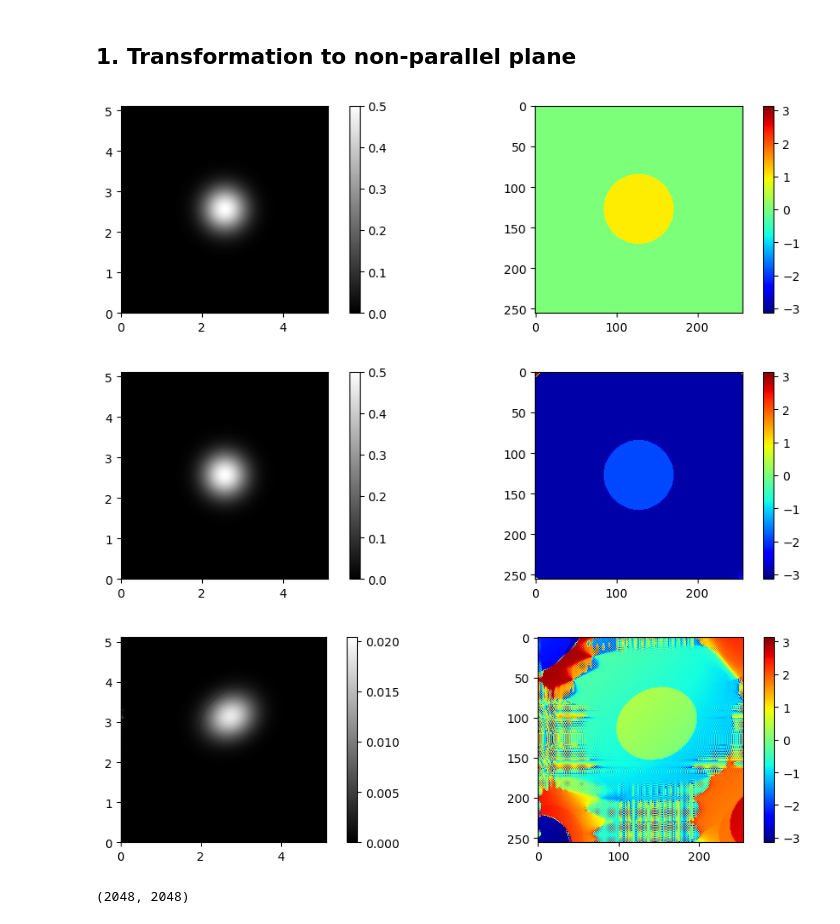
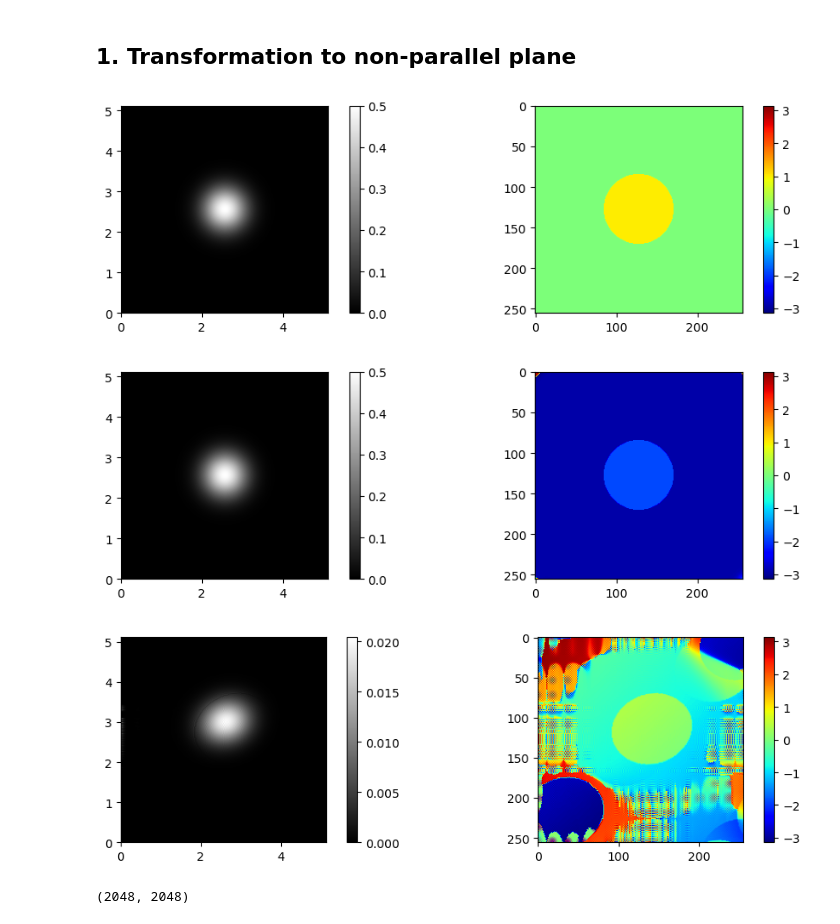
Before and after one commit to Muhammad-Kazim/wave_prop_package, a Jupyter notebook: examples/v2_propagation_angled_plane.ipynb, the cells around one changed output. Cells and saved outputs as stored; diff of their text form; code cells hidden in the pictures.

```diff
--- a/examples/v2_propagation_angled_plane.ipynb
+++ b/examples/v2_propagation_angled_plane.ipynb
@@ -210,35 +205,35 @@ cp_amp = axs[0].imshow(np.abs(wave_obj.wavefield_z0)**2, vmax=0.5, vmin=0., cmap
 cp_ang = axs[1].imshow((np.angle(wave_obj.wavefield_z0)), vmin=-1*np.pi, vmax=np.pi, cmap='jet')
 
 plt.colorbar(cp_amp, ax=axs[0])
 plt.colorbar(cp_ang, ax=axs[1])
 
 plt.show()
 
 _ = wave_obj.propogate(1e-3)
 
 fig, axs = plt.subplots(1, 2, figsize=(10, 3), tight_layout=True)
 cp_amp = axs[0].imshow(np.abs(wave_obj.wavefield_z1)**2, vmax=.5, vmin=0., cmap='gray', extent=(0, 256*0.02, 0, 256*0.02))
 cp_ang = axs[1].imshow(np.angle(wave_obj.wavefield_z1), vmin=-1*np.pi, vmax=np.pi, cmap='jet')
 
 plt.colorbar(cp_amp, ax=axs[0])
 plt.colorbar(cp_ang, ax=axs[1])
 # axs[0].grid()
 plt.show()
 
-wavefield_obj = wave_obj.obliquePlaneProp(rotation=[30, 15], degrees=True, samples_ref_spectrum=1024, shift=False)
+wavefield_obj = wave_obj.obliquePlaneProp(rotation=[30, 10], degrees=True, samples_ref_spectrum=1024, shift=False)
 
 fig, axs = plt.subplots(1, 2, figsize=(10, 3), tight_layout=True)
 cp_amp = axs[0].imshow(np.abs(wavefield_obj)**2, vmin=0., cmap='gray', extent=(0, 256*0.02, 0, 256*0.02))
 cp_ang = axs[1].imshow(np.angle(wavefield_obj), vmin=-1*np.pi, vmax=np.pi, cmap='jet')
 
 plt.colorbar(cp_amp, ax=axs[0])
 plt.colorbar(cp_ang, ax=axs[1])
 # axs[0].grid()
 plt.show()
 # %% [output]
 [figure]
 [figure]
-[figure, old version]
+[figure, new version]
 # %%
 wl = 650*1e-9
 rot_x = -15*np.pi/180 # degrees
```
Also changed, not shown: parts of 2 cells of this notebook, 5 other files.
